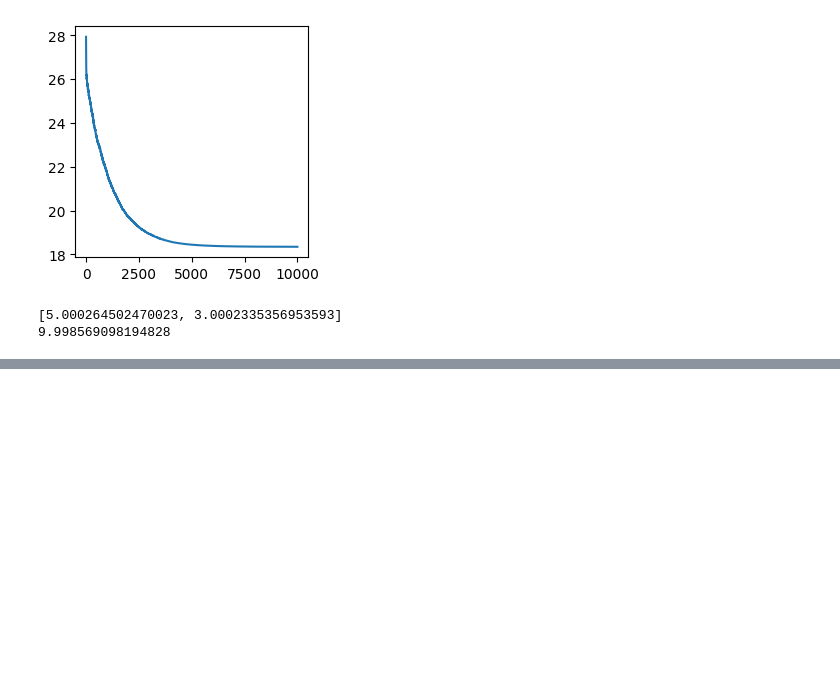
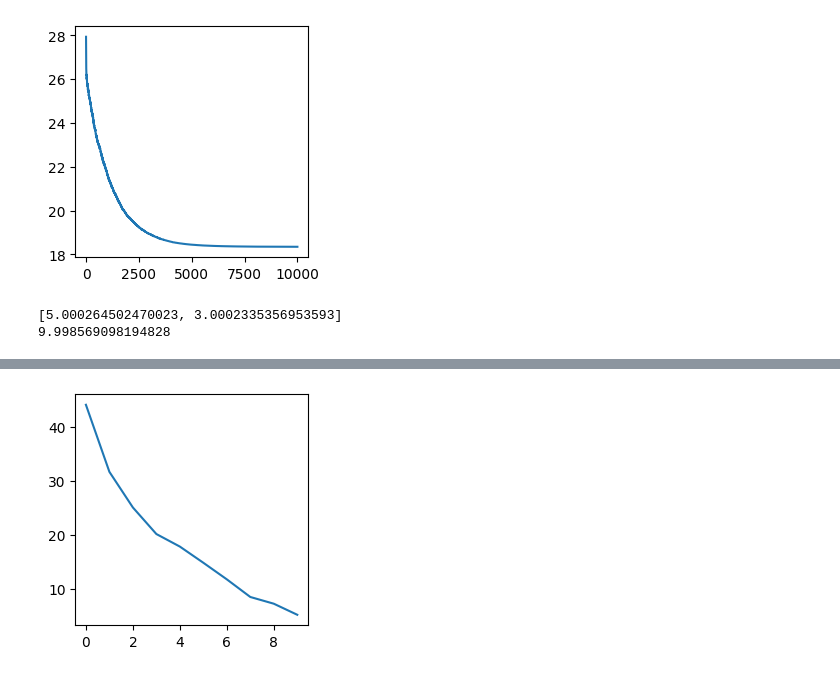
Before and after one commit to EvgeniiZorin/Booknotes_Grokking-Machine-Learning_Luis-G-Serrano, a Jupyter notebook: notes.ipynb, the cells around one changed output, grey strips where cells are left out. Cells and saved outputs as stored; diff of their text form; code cells hidden in the pictures; blank space fills up the shorter version.

Commit message:
updated multiple linear regression code

```diff
--- a/notes.ipynb
+++ b/notes.ipynb
@@ -295,3 +301,89 @@ for i in [10, 100, 1000, 10000]:
 [figure]
 [5.000264502470023, 3.0002335356953593]
 9.998569098194828
+# %%
+import random
+import numpy as np, pandas as pd
+import matplotlib.pyplot as plt, seaborn as sns
+
+def rmse(labels, predictions):
+    n = len(labels)
+    ### y - y_hat
+    differences = np.subtract(np.array(labels), predictions)
+    ### here we use np.dot dot product of differenreces, which is essentially sum of squares of each difference
+    return np.sqrt(1/n * (np.dot(differences, differences)))
+
+def square_trick(_b, _m, _x, _y, learning_rate):
+    """
+    "Grokking Machine Learning", p. 55
+    """
+    _x1, _x2 = _x[0], _x[1]
+    ### Calculate prediction
+    _y_pred = np.dot(_m, _x) + _b
+    ### Change y-intercept $b$
+    _b += learning_rate * (_y - _y_pred)
+    ### Change slope $m$
+
+    # _m1 += learning_rate * _x1 * (_y - _y_pred)
+    # _m2 += learning_rate * _x2 * (_y - _y_pred)
+    delta = _x * (_y - _y_pred) * learning_rate
+    _m = _m + delta
+    return _m, _b
+
+m = np.array([1, 2, 3])
+delta = np.array([10, 20, 30]) * 0.1
+print(delta)
+m = m + delta
+m
+
+def linear_regression(features, labels, learning_rate=0.01, epochs=1000):
+    """
+    learning_rate = a very small number by which changes to the model are made.
+    epochs = how many iterations of learning we need to perform.
+    """
+    # Generate random values for the slope and y-intercept
+    # _m1, _m2 = random.random(), random.random()
+    _m = np.array([random.random() for i in range(len(features[0]))])
+    _b = random.random()
+    # Repeats the update step many times
+    slope_intercept_list, errors = [], []
+    for epoch in range(epochs):
+        ### Here there was a mistake in the original code in the book: see subsection "Loss calculation mistake"
+        ### The book (version 'a') just used prediction for the first data point in the 'features' array,
+        ### therefore, rmse was calculated as rmse for each point in the labels minus the same prediction for the first data point.
+        ### this is incorrect, as we should compare predictions for all data points in features vs all labels
+        ### so version 'b' is correct
+        # predictions = features[0] * _m + _b # Version 'a' (manning book)
+        # predictions = [ i*_m1 + j*_m2 + _b for i,j in features ] # version 'b' (my version)
+        predictions = np.dot(features, _m) + _b
+
+        # print(predictions)
+        errors.append(rmse(labels, predictions))
+        ### Pick a random point in out dataset
+        i = random.randint(0, len(features)-1)
+        _x = features[i]
+        _y = labels[i]
+        # Apply the square trick to move the line closer to our point
+        _m, _b = square_trick(_b, _m, _x, _y, learning_rate=learning_rate)
+        slope_intercept_list.append([_m, _b])
+    return slope_intercept_list, errors
+
+# features = np.array([1,2,3,5,6,7])
+# labels = np.array([155,197,244,356,407,448])
+features = np.array( [[i,j,k] for i in range(1,5) for j in range(1,5) for k in range(1,5)] )
+labels = np.array( [5*i + 3*j + 7*k + 10 for i,j,k in features] )
+
+# Plot the visualisations
+figure_size, epoch_alpha = (4,4), 0.1
+# for i in [10, 100, 1000]: # Different number of epochs
+for i in [10, 100, 1000, 10000]:
+    ### Multiple plots
+    plt.figure(figsize=(3,3))
+    slope_intercept_list_ready, errors = linear_regression(features, labels, learning_rate=0.01, epochs=i)
+    ### Plot final line
+    ### [1] Right plot
+    plt.plot( range(len(errors)), errors )
+    plt.show()
+    print(slope_intercept_list_ready[-1][0])
+    print(slope_intercept_list_ready[-1][1])
+# %% [output]
@@ -297,0 +391 @@ for i in [10, 100, 1000, 10000]:
+[figure, added]
```
Also changed, not shown: parts of 4 cells of this notebook.
